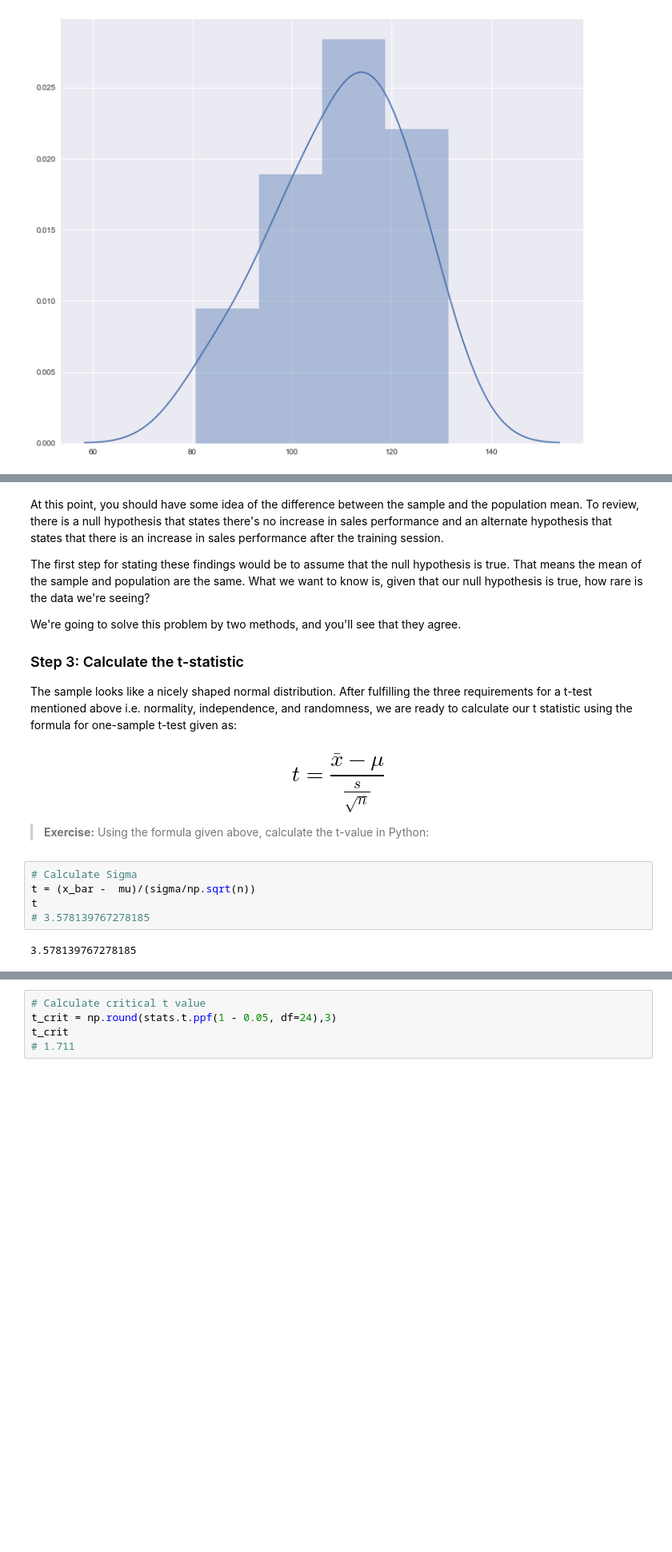
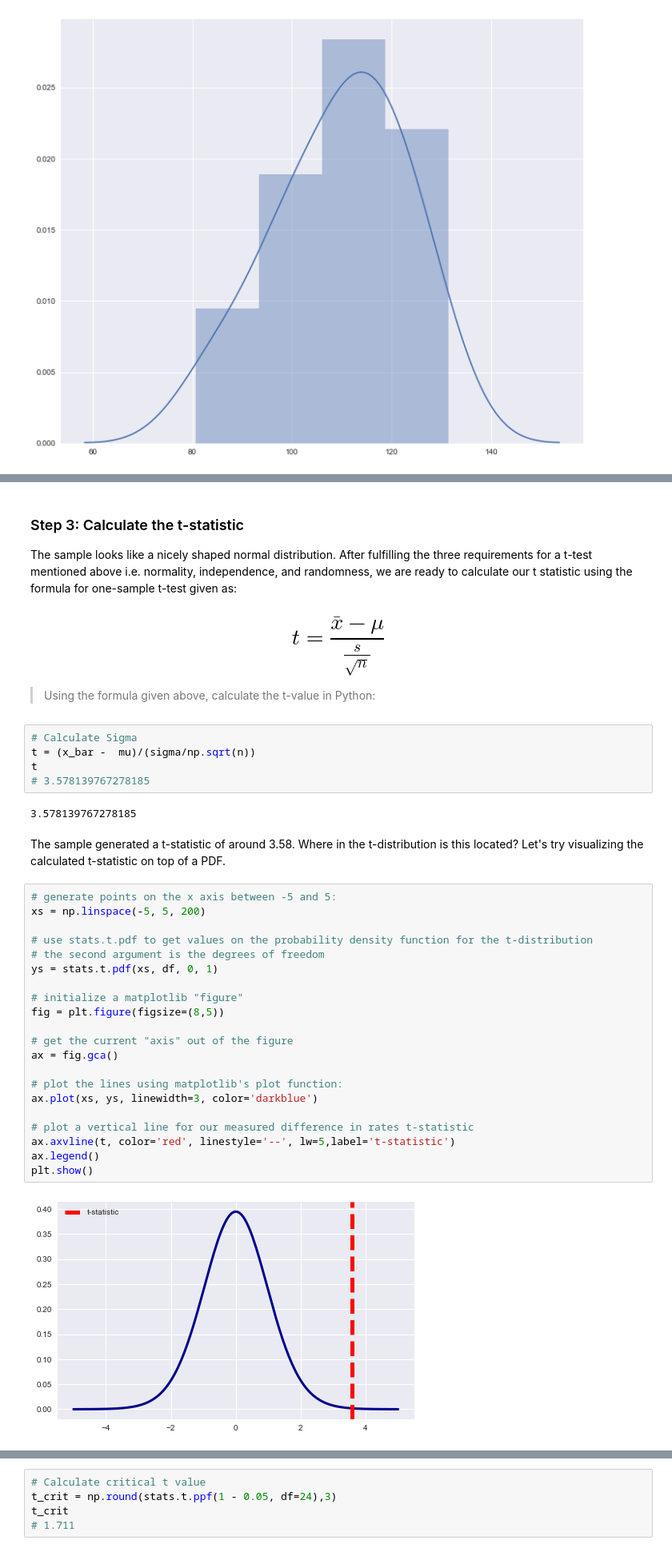
Before and after one commit to learn-co-curriculum/dsc-t-tests, a Jupyter notebook: index.ipynb, the cells around one changed output, grey strips where cells are left out. Shown: that part at 80% size. Saved outputs shown, nothing was run; the diff lists cells and outputs as text; blank space fills up the shorter version.

Commit message:
changed order and added graphs

```diff
--- a/index.ipynb
+++ b/index.ipynb
@@ -199,17 +171,11 @@ We will discuss this process in detail in the following description. First, we m
 # %% [markdown]
-At this point, you should have some idea of the difference between the sample and the population mean. To review, there is a null hypothesis that states there's no increase in sales performance and an alternate hypothesis that states that there is an increase in sales performance after the training session.
-
-The first step for stating these findings would be to assume that the null hypothesis is true. That means the mean of the sample and population are the same. What we want to know is, given that our null hypothesis is true, how rare is the data we're seeing?
-
-We're going to solve this problem by two methods, and you'll see that they agree.
-
 ### Step 3: Calculate the t-statistic
 
 The sample looks like a nicely shaped normal distribution. After fulfilling the three requirements for a t-test mentioned above i.e. normality, independence, and randomness, we are ready to calculate our t statistic using the formula for one-sample t-test given as:
 
 # $$t = \frac{\bar{x}-\mu}{\frac{s}{\sqrt{n}}}$$
 
-> **Exercise:** Using the formula given above, calculate the t-value in Python:
+> Using the formula given above, calculate the t-value in Python:
 # %%
 # Calculate Sigma
 t = (x_bar -  mu)/(sigma/np.sqrt(n))
@@ -217,4 +183,29 @@ t
 # 3.578139767278185
 # %% [output]
 3.578139767278185
+# %% [markdown]
+The sample generated a t-statistic of around 3.58. Where in the t-distribution is this located? Let's try visualizing the calculated t-statistic on top of a PDF.
+# %%
+# generate points on the x axis between -5 and 5:
+xs = np.linspace(-5, 5, 200)
+
+# use stats.t.pdf to get values on the probability density function for the t-distribution
+# the second argument is the degrees of freedom
+ys = stats.t.pdf(xs, df, 0, 1)
+
+# initialize a matplotlib "figure"
+fig = plt.figure(figsize=(8,5))
+
+# get the current "axis" out of the figure
+ax = fig.gca()
+
+# plot the lines using matplotlib's plot function:
+ax.plot(xs, ys, linewidth=3, color='darkblue')
+
+# plot a vertical line for our measured difference in rates t-statistic
+ax.axvline(t, color='red', linestyle='--', lw=5,label='t-statistic')
+ax.legend()
+plt.show()
+# %% [output]
+[figure, added]
 # %% [markdown]
```
Also changed, not shown: parts of 11 cells of this notebook, 4 other files.
